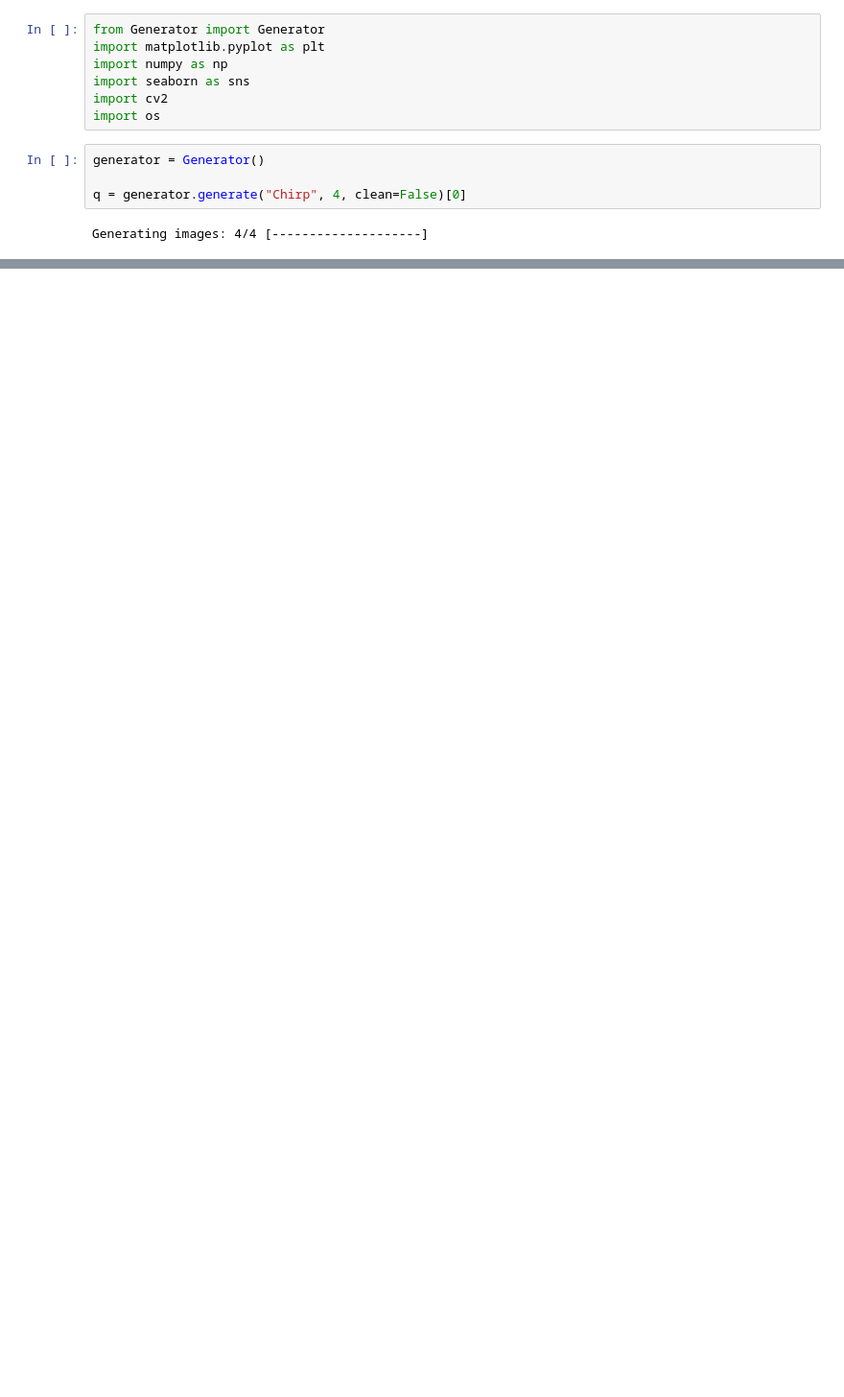
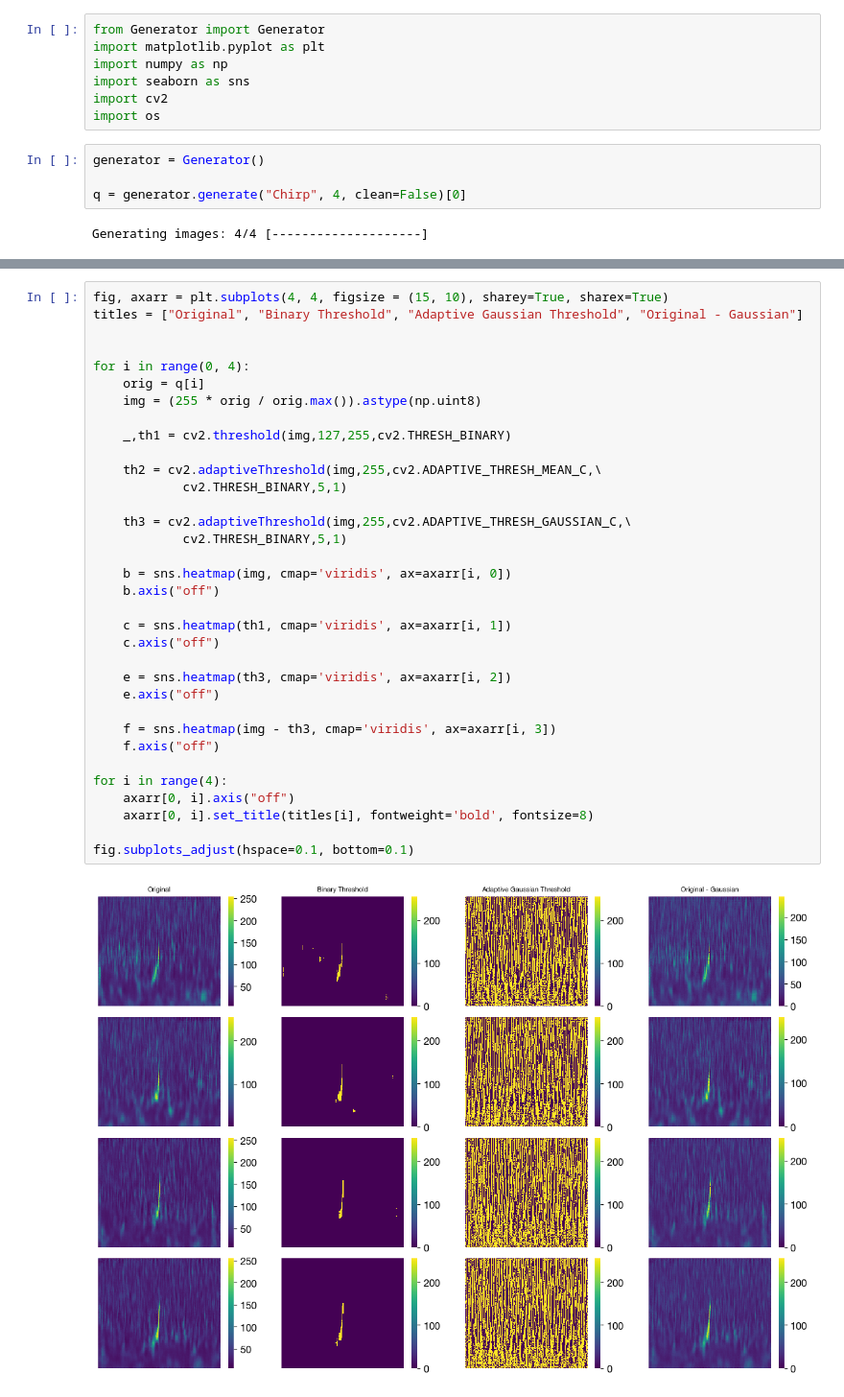
Before and after one commit to sStaite/TNAgen, a Jupyter notebook: TNAgen/noise_removal.ipynb, the cells around one changed output, grey strips where cells are left out. Shown: that part at 96% size. Saved outputs shown, nothing was run; the diff lists cells and outputs as text; blank space fills up the shorter version.

```diff
--- a/TNAgen/noise_removal.ipynb
+++ b/TNAgen/noise_removal.ipynb
@@ -28,0 +26,36 @@ display()
+# %%
+fig, axarr = plt.subplots(4, 4, figsize = (15, 10), sharey=True, sharex=True)
+titles = ["Original", "Binary Threshold", "Adaptive Gaussian Threshold", "Original - Gaussian"]
+
+
+for i in range(0, 4):
+    orig = q[i]
+    img = (255 * orig / orig.max()).astype(np.uint8)
+
+    _,th1 = cv2.threshold(img,127,255,cv2.THRESH_BINARY)
+
+    th2 = cv2.adaptiveThreshold(img,255,cv2.ADAPTIVE_THRESH_MEAN_C,\
+            cv2.THRESH_BINARY,5,1)
+
+    th3 = cv2.adaptiveThreshold(img,255,cv2.ADAPTIVE_THRESH_GAUSSIAN_C,\
+            cv2.THRESH_BINARY,5,1)
+
+    b = sns.heatmap(img, cmap='viridis', ax=axarr[i, 0])
+    b.axis("off")
+
+    c = sns.heatmap(th1, cmap='viridis', ax=axarr[i, 1])
+    c.axis("off")
+
+    e = sns.heatmap(th3, cmap='viridis', ax=axarr[i, 2])
+    e.axis("off")
+
+    f = sns.heatmap(img - th3, cmap='viridis', ax=axarr[i, 3])
+    f.axis("off")
+
+for i in range(4):
+    axarr[0, i].axis("off")
+    axarr[0, i].set_title(titles[i], fontweight='bold', fontsize=8)
+
+fig.subplots_adjust(hspace=0.1, bottom=0.1)
+# %% [output]
+[figure, added]
```
Also changed, not shown: parts of 3 cells of this notebook.
